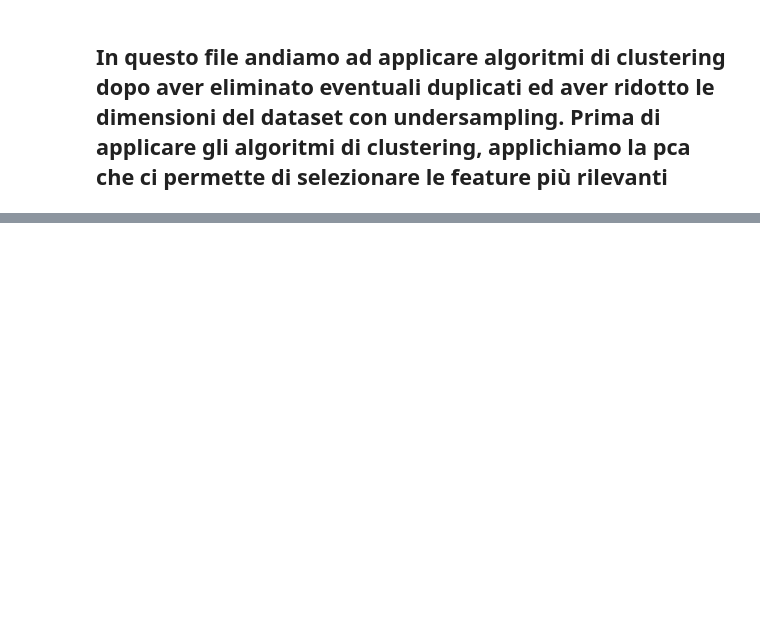
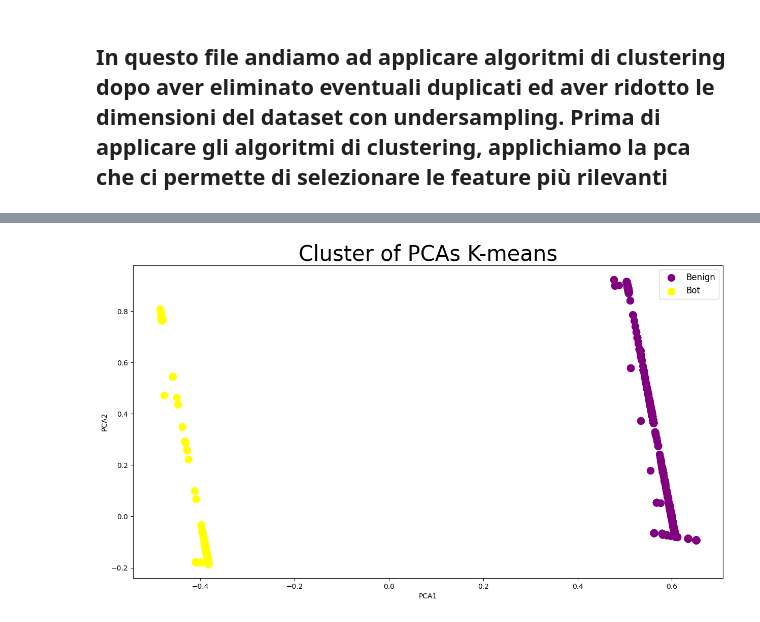
Before and after one commit to ChiaraAmalia/AdvancedCyberSecurity, a Jupyter notebook: clust_pca_0203.ipynb, the cells around one changed output, grey strips where cells are left out. Cells and saved outputs as stored; diff of their text form; code cells hidden in the pictures; blank space fills up the shorter version.

```diff
--- a/clust_pca_0203.ipynb
+++ b/clust_pca_0203.ipynb
@@ -141,6 +144,30 @@ for a in difference['num_cluster']:
 for ind,true_value in zip(indici,difference['num_class']):
     for a in ind:
         y_pred[a] = true_value
+# %%
+#Plot dei risultati
+
+plt.figure(figsize=(15,8))
+plt.title('Cluster of PCAs K-means', fontsize = 30)
+
+plt.scatter(pca_x[y_pred == 0, 0], pca_x[y_pred == 0, 1], s = 100, c = 'purple', label = "Benign")
+plt.scatter(pca_x[y_pred == 1, 0], pca_x[y_pred == 1, 1], s = 100, c = 'yellow', label = "Bot")
+
+
+plt.xlabel('PCA1')
+plt.ylabel('PCA2')
+
+# Add legend
+plt.legend(fontsize='large')
+
+title = "KMeans_PCA"
+if not os.path.exists('image/'+nome_file+'/clustering_pca/'):
+    os.makedirs('image/'+nome_file+'/clustering_pca/')
+plt.savefig('image/'+nome_file+'/clustering_pca/'+ title +'.png')
+
+plt.show()
+# %% [output]
+[figure, added]
 # %%
 accuracy_kmeans = str(accuracy_score(y_pred,bal_y))
 precision_kmeans = str(precision_score(y_pred,bal_y))
```
Also changed, not shown: parts of 18 cells of this notebook, 18 other files.
